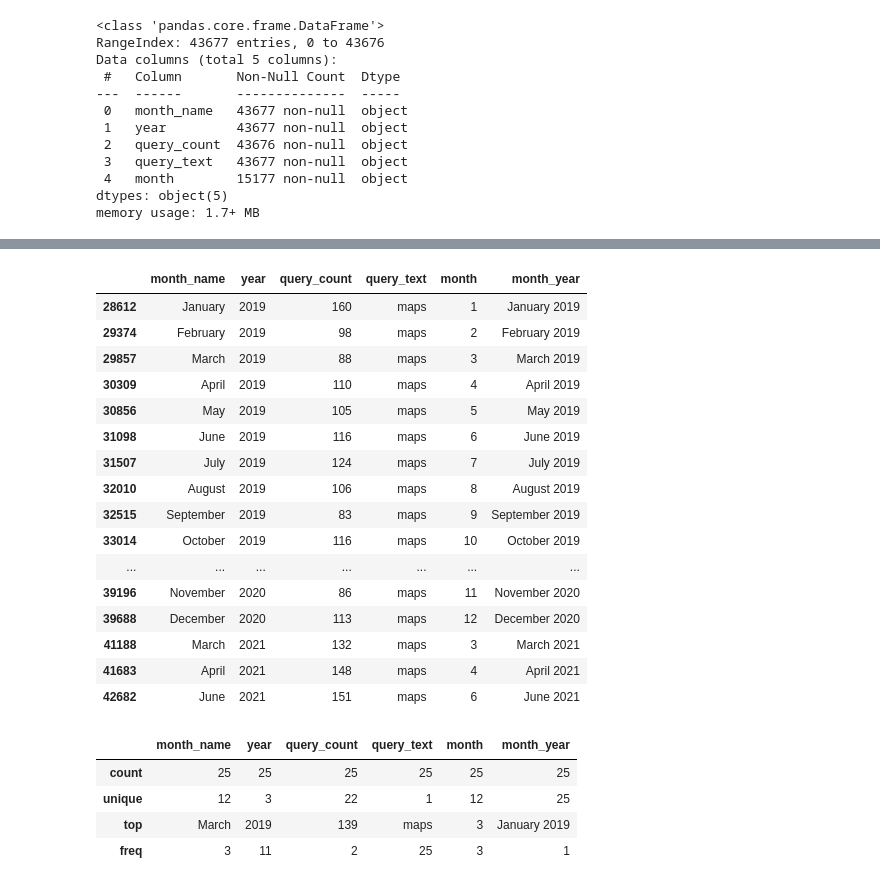
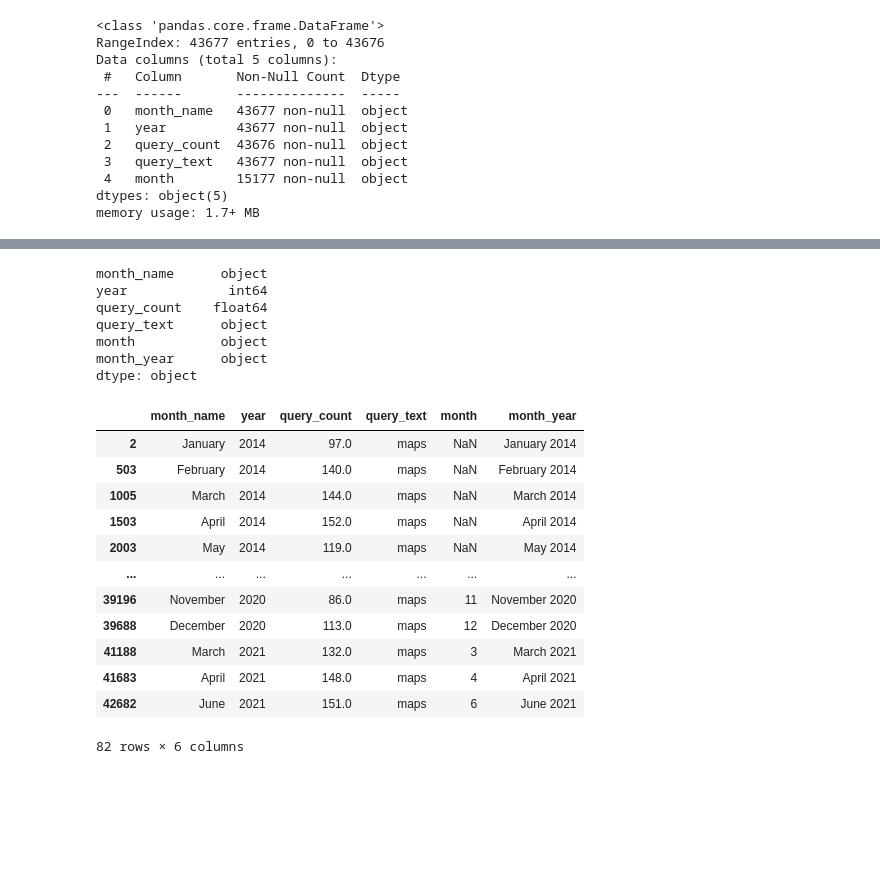
Before and after one commit to NSS-Data-Analytics-Cohort-6/socrata-api-atinglis314, a Jupyter notebook: notebooks/socrata_api_abi.ipynb, the cells around one changed output, grey strips where cells are left out. Saved outputs shown, nothing was run; the diff lists cells and outputs as text; code cells hidden in the pictures; blank space fills up the shorter version.

```diff
--- a/notebooks/socrata_api_abi.ipynb
+++ b/notebooks/socrata_api_abi.ipynb
@@ -410,29 +355,29 @@ dtype: object
+# %%
+q4df[['year','query_count']] = q4df[['year','query_count']].apply(pd.to_numeric)
+print(q4df.dtypes)
+# %% [output]
+month_name      object
+year             int64
+query_count    float64
+query_text      object
+month           object
+month_year      object
+dtype: object
 # %%
-maps = q4df_dropped[q4df_dropped.query_text.isin(maps_query)]
+maps_query = ['maps']
+maps = q4df[q4df.query_text.isin(maps_query)]
 maps
 # %% [output]
 |  | month_name | year | query_count | query_text | month | month_year |
-| 28612 | January | 2019 | 160 | maps | 1 | January 2019 |
-| 29374 | February | 2019 | 98 | maps | 2 | February 2019 |
-| 29857 | March | 2019 | 88 | maps | 3 | March 2019 |
-| 30309 | April | 2019 | 110 | maps | 4 | April 2019 |
-| 30856 | May | 2019 | 105 | maps | 5 | May 2019 |
-| 31098 | June | 2019 | 116 | maps | 6 | June 2019 |
-| 31507 | July | 2019 | 124 | maps | 7 | July 2019 |
-| 32010 | August | 2019 | 106 | maps | 8 | August 2019 |
-| 32515 | September | 2019 | 83 | maps | 9 | September 2019 |
-| 33014 | October | 2019 | 116 | maps | 10 | October 2019 |
+| 2 | January | 2014 | 97.0 | maps | NaN | January 2014 |
+| 503 | February | 2014 | 140.0 | maps | NaN | February 2014 |
+| 1005 | March | 2014 | 144.0 | maps | NaN | March 2014 |
+| 1503 | April | 2014 | 152.0 | maps | NaN | April 2014 |
+| 2003 | May | 2014 | 119.0 | maps | NaN | May 2014 |
 | ... | ... | ... | ... | ... | ... | ... |
-| 39196 | November | 2020 | 86 | maps | 11 | November 2020 |
-| 39688 | December | 2020 | 113 | maps | 12 | December 2020 |
-| 41188 | March | 2021 | 132 | maps | 3 | March 2021 |
-| 41683 | April | 2021 | 148 | maps | 4 | April 2021 |
-| 42682 | June | 2021 | 151 | maps | 6 | June 2021 |
+| 39196 | November | 2020 | 86.0 | maps | 11 | November 2020 |
+| 39688 | December | 2020 | 113.0 | maps | 12 | December 2020 |
+| 41188 | March | 2021 | 132.0 | maps | 3 | March 2021 |
+| 41683 | April | 2021 | 148.0 | maps | 4 | April 2021 |
+| 42682 | June | 2021 | 151.0 | maps | 6 | June 2021 |
+82 rows × 6 columns
-# %%
-maps.describe()
-# %% [output]
-|  | month_name | year | query_count | query_text | month | month_year |
-| count | 25 | 25 | 25 | 25 | 25 | 25 |
-| unique | 12 | 3 | 22 | 1 | 12 | 25 |
-| top | March | 2019 | 139 | maps | 3 | January 2019 |
-| freq | 3 | 11 | 2 | 25 | 3 | 1 |
```
Also changed, not shown: parts of 70 cells of this notebook.
